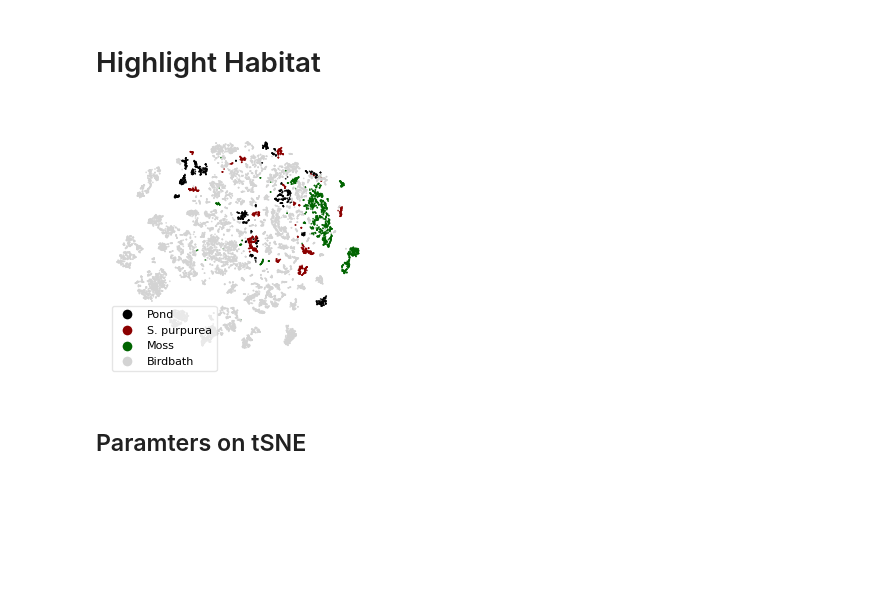
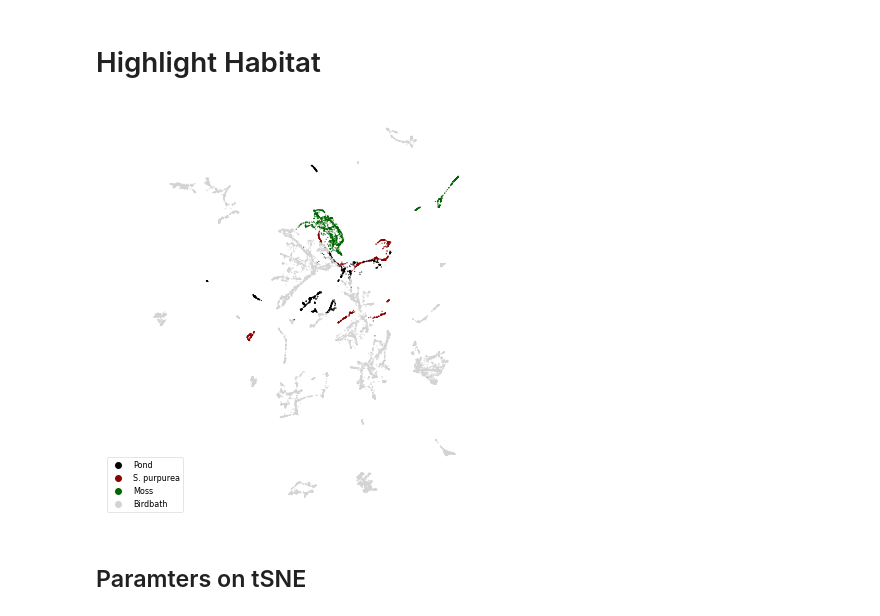
Before and after one commit to mikehemberger/rotifer-locomotion, a Jupyter notebook: explore-tSNE-feature-extraction.ipynb, the cells around one changed output. Saved outputs shown, nothing was run; the diff lists cells and outputs as text; code cells hidden in the pictures; blank space fills up the shorter version.

```diff
--- a/explore-tSNE-feature-extraction.ipynb
+++ b/explore-tSNE-feature-extraction.ipynb
@@ -185,0 +190,9 @@ fig.savefig(f"./data/results/tSNE/one_network_{dataset_name}_nohighlight_eva_vit
+# %%
+embed_local = umap.UMAP().fit_transform(feature_vectors[uidx[14], :])
+embed_global = umap.UMAP(n_neighbors=30).fit_transform(feature_vectors[uidx[14], :])
+# %%
+
+fig, ax = plt.subplots(1,2, figsize=(12,6))
+for nth, embed in enumerate([embed_local, embed_global]):
+    sax = ax[nth].scatter(embed[:, 0], embed[:, 1], marker="o", s=3, edgecolors="None", c=range(len(uidx[14])), alpha=1, cmap="coolwarm") # =[c[nth]], color="gray",
+    plt.axis("equal");
@@ -185,0 +201,5 @@ fig.savefig(f"./data/results/tSNE/one_network_{dataset_name}_nohighlight_eva_vit
+# %%
+#embedding = umap.UMAP(densmap=True).fit_transform(feature_vectors)
+embed = umap.UMAP(n_neighbors=30).fit_transform(feature_vectors) # n_neighbours=30 more global structure
+#embedding3 = umap.UMAP(metric="correlation").fit_transform(feature_vectors)
+print(feature_vectors.shape, embed.shape)
@@ -218,7 +284,7 @@ for k, v in twindows.items():
     embed_idx.append(df_cexp[bool_idx].index.values)
 
 cvec = ["b", "gray", "r"]
-fig, ax = plt.subplots(1,1, figsize=(3,3))
+fig, ax = plt.subplots(1,1, figsize=(6,6)) # figsize=(3,3)
 ax.scatter(embed[:, 0], embed[:, 1], marker="o", s=1, edgecolors="None", c="whitesmoke", alpha=1)
 sax = ax.scatter(embed[exp_idx, 0], embed[exp_idx, 1], marker="o", s=1.5, edgecolors="None", c=expc, alpha=1)
 
@@ -282,35 +348,35 @@ fig.savefig(f"./data/results/tSNE/tSNE_{dataset_name}_highlight_exp{exp_nth}_eva
 # Map recording to habitat
 df_ = pd.DataFrame(ds.classes)
 habitat = {0 : "Pond", 1 : "Pond", 2 : "S. purpurea", 3 : "S. purpurea",
            4 : "Pond", 5 : "Pond", 6 : "Moss", 7 : "Moss",  # 4-5 and 6-7 bot. garten but unclear from pond, moss or spring
            8 : "Birdbath", 9 : "Birdbath", 10 : "Birdbath", 11 : "Birdbath", 12 : "Birdbath", 13 : "Birdbath", 14 : "Birdbath", 15 : "Birdbath",
            16 : "Birdbath", 17 : "Birdbath", 18 : "Birdbath", 19 : "Birdbath"}
 
 habi = pd.DataFrame.from_dict(habitat, orient="index", columns=["habitat"])
 df_ = pd.concat((df_, habi), axis=1)
 
 # Assign colors manually
 habi_colors = {"Birdbath" : "lightgray", "Pond" : "k", "Moss" : "darkgreen", "S. purpurea" : "darkred"}  # "darkblue"
 df_["colors"] = df_["habitat"]
 habicolors = df_["colors"].replace(habi_colors)
 habicolors = list(habicolors)
 
 # Habitat Plot
-fig, ax = plt.subplots(1,1, figsize=(3,3))
+fig, ax = plt.subplots(1,1, figsize=(6,6))
 for nth, (idx, ccolor) in enumerate(zip(uidx, habicolors)):
     ax.scatter(embed[idx, 0], embed[idx, 1], marker="o", s=1.5, edgecolors="None", c=ccolor, alpha=.85)
 
 ax.set(xticks=[], yticks=[], xlabel="", ylabel="");
 ax.axis("equal"); fig.tight_layout(); ax.set_axis_off()
 
 # legend
 unique_habitats = df_["habitat"].unique()
 legend_handles = [plt.Line2D([0], [0], marker='o', color='w', markerfacecolor=habi_colors[hab], markersize=8, label=hab) for hab in unique_habitats]
 ax.legend(handles=legend_handles, loc='lower left', fontsize=8, framealpha=.5)
 
 fig.savefig(f"./data/results/tSNE/one_networks_{dataset_name}_eva_vit_habitat_.jpg", dpi=600, bbox_inches="tight") if SAVE_FIGURES else None
 # %% [output]
-[figure, old version]
+[figure, new version]
 # %% [markdown]
 ## Paramters on tSNE
 # %%
```
Also changed, not shown: parts of 15 cells of this notebook, 30 other files.
